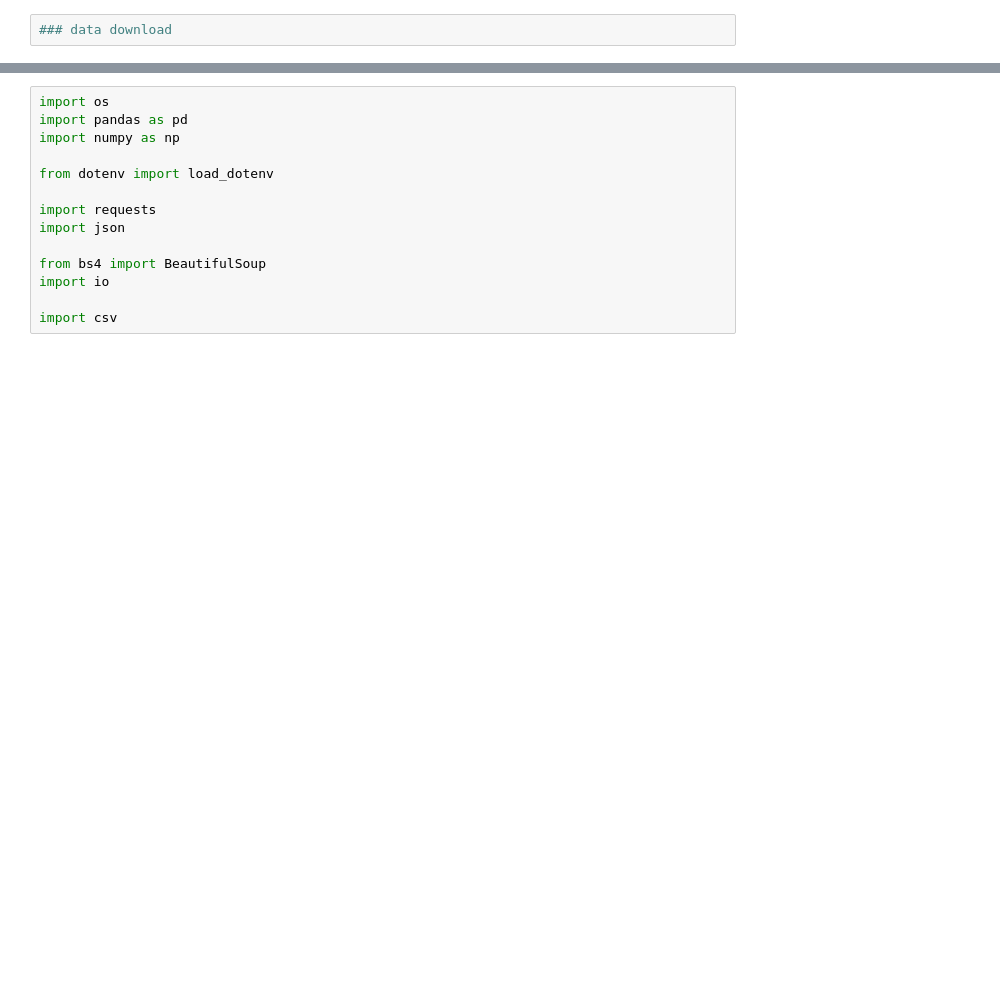
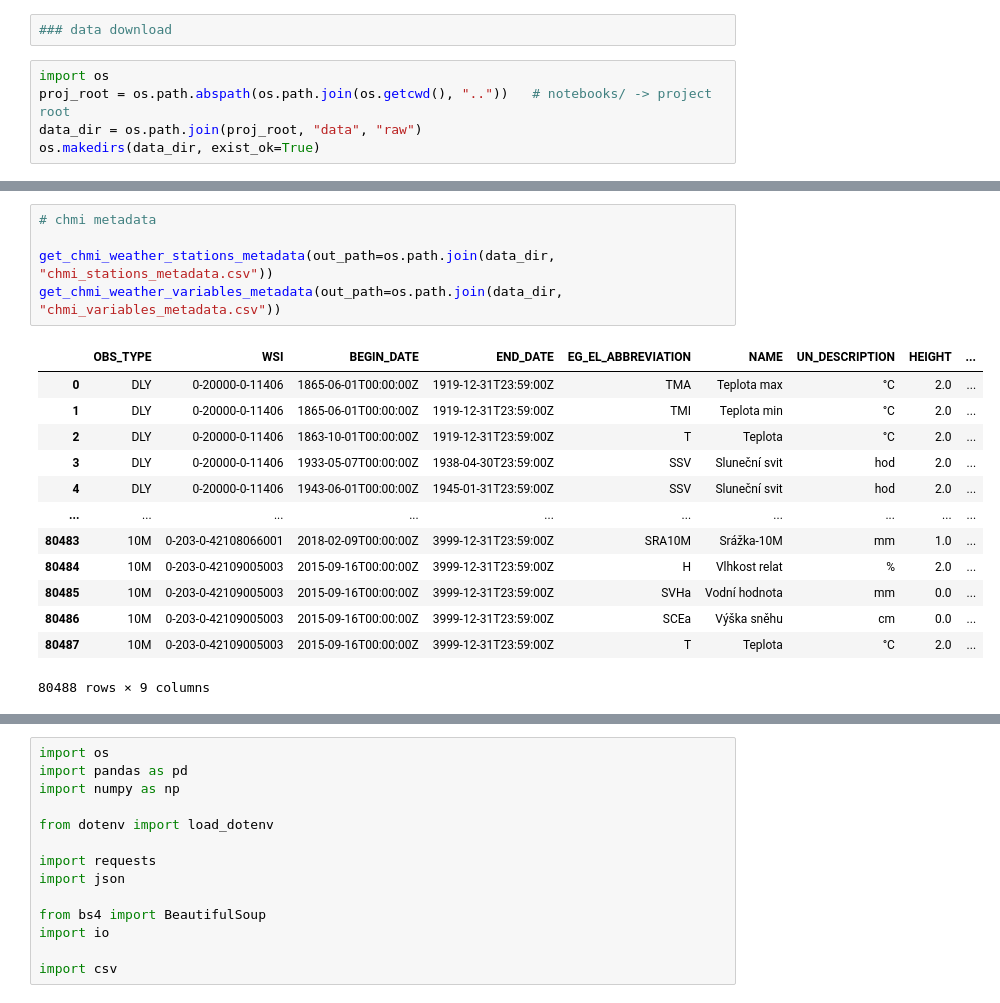
Before and after one commit to jayjay7788/Data-Processing-in-Python---Project, a Jupyter notebook: notebooks/project API draft.ipynb, the cells around one changed output, grey strips where cells are left out. Cells and saved outputs as stored; diff of their text form; blank space fills up the shorter version.

```diff
--- a/notebooks/project API draft.ipynb
+++ b/notebooks/project API draft.ipynb
@@ -1,2 +1,7 @@
 # %%
 ### data download
+# %%
+import os
+proj_root = os.path.abspath(os.path.join(os.getcwd(), ".."))   # notebooks/ -> project root
+data_dir = os.path.join(proj_root, "data", "raw")
+os.makedirs(data_dir, exist_ok=True)
@@ -4,0 +29,19 @@
+# %%
+# chmi metadata
+
+get_chmi_weather_stations_metadata(out_path=os.path.join(data_dir, "chmi_stations_metadata.csv"))
+get_chmi_weather_variables_metadata(out_path=os.path.join(data_dir, "chmi_variables_metadata.csv"))
+# %% [output]
+|  | OBS_TYPE | WSI | BEGIN_DATE | END_DATE | EG_EL_ABBREVIATION | NAME | UN_DESCRIPTION | HEIGHT | ... |
+| 0 | DLY | 0-20000-0-11406 | 1865-06-01T00:00:00Z | 1919-12-31T23:59:00Z | TMA | Teplota max | °C | 2.0 | ... |
+| 1 | DLY | 0-20000-0-11406 | 1865-06-01T00:00:00Z | 1919-12-31T23:59:00Z | TMI | Teplota min | °C | 2.0 | ... |
+| 2 | DLY | 0-20000-0-11406 | 1863-10-01T00:00:00Z | 1919-12-31T23:59:00Z | T | Teplota | °C | 2.0 | ... |
+| 3 | DLY | 0-20000-0-11406 | 1933-05-07T00:00:00Z | 1938-04-30T23:59:00Z | SSV | Sluneční svit | hod | 2.0 | ... |
+| 4 | DLY | 0-20000-0-11406 | 1943-06-01T00:00:00Z | 1945-01-31T23:59:00Z | SSV | Sluneční svit | hod | 2.0 | ... |
+| ... | ... | ... | ... | ... | ... | ... | ... | ... | ... |
+| 80483 | 10M | 0-203-0-42108066001 | 2018-02-09T00:00:00Z | 3999-12-31T23:59:00Z | SRA10M | Srážka-10M | mm | 1.0 | ... |
+| 80484 | 10M | 0-203-0-42109005003 | 2015-09-16T00:00:00Z | 3999-12-31T23:59:00Z | H | Vlhkost relat | % | 2.0 | ... |
+| 80485 | 10M | 0-203-0-42109005003 | 2015-09-16T00:00:00Z | 3999-12-31T23:59:00Z | SVHa | Vodní hodnota | mm | 0.0 | ... |
+| 80486 | 10M | 0-203-0-42109005003 | 2015-09-16T00:00:00Z | 3999-12-31T23:59:00Z | SCEa | Výška sněhu | cm | 0.0 | ... |
+| 80487 | 10M | 0-203-0-42109005003 | 2015-09-16T00:00:00Z | 3999-12-31T23:59:00Z | T | Teplota | °C | 2.0 | ... |
+80488 rows × 9 columns
```
Also changed, not shown: parts of 4 cells of this notebook.
